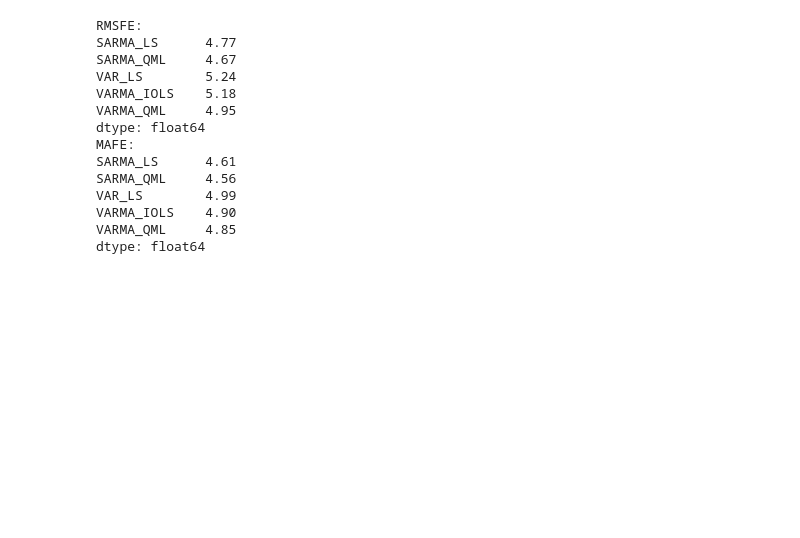
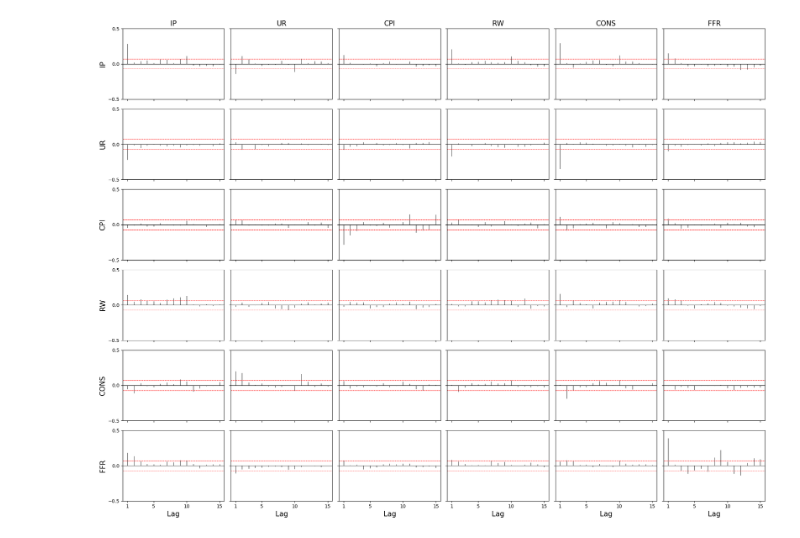
Before and after one commit to LinyuchangSufe/SARMA, a Jupyter notebook: Application/Empirical example.ipynb, the cells around one changed output. Saved outputs shown, nothing was run; the diff lists cells and outputs as text; code cells hidden in the pictures; blank space fills up the shorter version.

Commit message:
Add Application, data, OtherModel, and src folders

```diff
--- a/Application/Empirical example.ipynb
+++ b/Application/Empirical example.ipynb
@@ -377,38 +0,0 @@ forcast_VARMA_QML = for_VARMA(y_train, y_test, h=1,order = (1,1) ,method = 'roll
-# %%
-SFE_table = pd.DataFrame(columns = ['SARMA_LS', 'SARMA_QML','VAR_LS', 'VARMA_IOLS','VARMA_QML'])
-SAE_table = pd.DataFrame(columns = ['SARMA_LS', 'SARMA_QML','VAR_LS', 'VARMA_IOLS','VARMA_QML'])
-
-SFE_table['SARMA_LS']= np.linalg.norm(forecast_SARMA_LS-y_test,ord= 2,axis=0)**2
-SFE_table['SARMA_QML']= np.linalg.norm(forecast_SARMA_QML-y_test,ord= 2,axis=0)**2
-SFE_table['VAR_LS'] = np.linalg.norm(forecast_VAR_LS-y_test,ord= 2,axis=0)**2
-SFE_table['VARMA_IOLS'] = np.linalg.norm(forcast_VARMA_IOLS- y_test,ord=2,axis=0)**2
-SFE_table['VARMA_QML'] = np.linalg.norm(forcast_VARMA_QML-y_test,ord= 2,axis=0)**2
-
-
-SAE_table['SARMA_LS']= np.linalg.norm(forecast_SARMA_LS-y_test,ord= 1,axis=0)
-SAE_table['SARMA_QML']= np.linalg.norm(forecast_SARMA_QML-y_test,ord= 1,axis=0)
-SAE_table['VAR_LS'] = np.linalg.norm(forecast_VAR_LS-y_test,ord= 1,axis=0)
-SAE_table['VARMA_IOLS'] = np.linalg.norm(forcast_VARMA_IOLS- y_test,ord=1,axis=0)
-SAE_table['VARMA_QML'] = np.linalg.norm(forcast_VARMA_QML-y_test,ord= 1,axis=0)
-
-# rooted mean squared forecast error
-RMSFE = np.sqrt(SFE_table.mean()).round(2)
-print(f'RMSFE:\n{RMSFE}')
-# mean absoluted forecast error
-MAFE = SAE_table.mean().round(2)
-print(f'MAFE:\n{MAFE}')
-# %% [output]
-RMSFE:
-SARMA_LS      4.77
-SARMA_QML     4.67
-VAR_LS        5.24
-VARMA_IOLS    5.18
-VARMA_QML     4.95
-dtype: float64
-MAFE:
-SARMA_LS      4.61
-SARMA_QML     4.56
-VAR_LS        4.99
-VARMA_IOLS    4.90
-VARMA_QML     4.85
-dtype: float64
@@ -414,0 +63,2 @@ dtype: float64
+# %%
+df_std.columns = labels
@@ -414,0 +67,39 @@ dtype: float64
+# %%
+MACM_y = MACM(df_std.values, 15)   # K=15 lags: 1..15
+K = MACM_y.shape[0]
+T, N = df_std.shape
+
+xlabel_lags = np.arange(1, K+1)
+
+fig, axes = plt.subplots(N, N, figsize=(20, 15), sharex=True, sharey=True)
+
+cols = list(df_std.columns) if hasattr(df_std, "columns") else [f"v{i}" for i in range(N)]
+
+for i in range(N):
+    for j in range(N):
+        ax = axes[i, j]
+        ax.vlines(xlabel_lags, 0, MACM_y[:, i, j], color='k', linewidth=0.7)
+        ax.axhline(0, color='k', linewidth=0.7)
+
+        # 使用近似界（常用写法）；若更严谨可用 2/sqrt(T-k) 做成曲线
+        err_bound = 2 / np.sqrt(T)
+        ax.axhline(err_bound, color='r', linestyle='--', linewidth=0.7)
+        ax.axhline(-err_bound, color='r', linestyle='--', linewidth=0.7)
+
+        # 行列标签：只在边缘放，节省空间
+        if i == 0:
+            ax.set_title(cols[j], fontsize=15)
+        if j == 0:
+            ax.set_ylabel(cols[i], fontsize=15)
+
+        if i == N-1:
+            ax.set_xticks([1, 5, 10, 15])
+            ax.set_xlabel("Lag", fontsize=15)
+
+        ax.set_yticks([-0.5, 0, 0.5])
+
+plt.tight_layout()
+plt.savefig("Application/MACM_realdata.png", dpi=300, bbox_inches='tight')
+plt.show()
+# %% [output]
+[figure, added]
```
Also changed, not shown: parts of 46 cells of this notebook, 28 other files.
